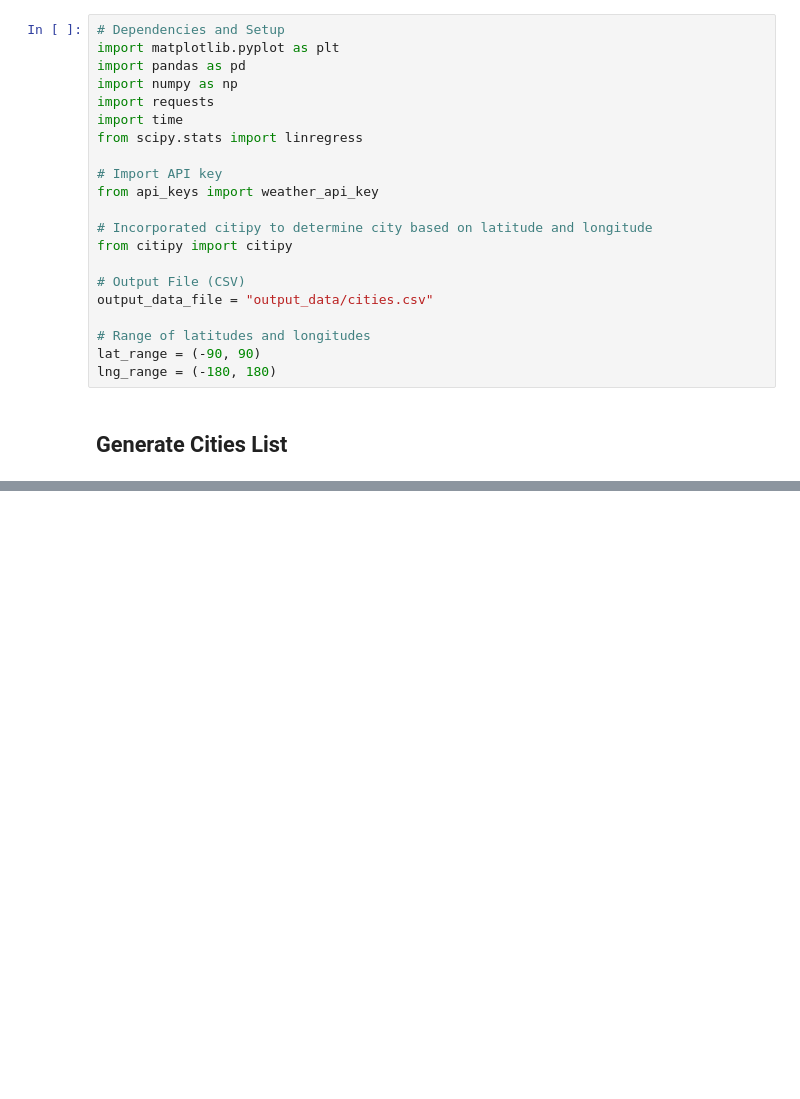
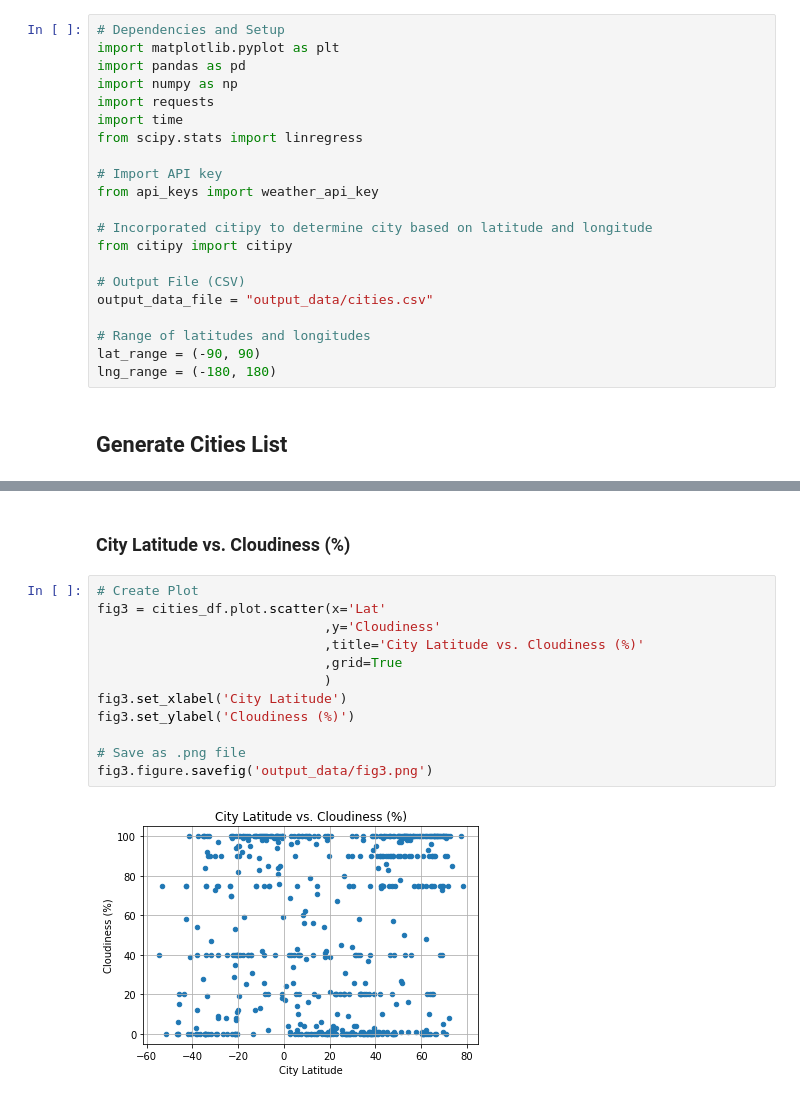
Before and after one commit to cgangi2216/python-api-challenge, a Jupyter notebook: Weather/WeatherPy.ipynb, the cells around one changed output, grey strips where cells are left out. Drawn from its saved outputs; the diff is of its cells as text; blank space fills up the shorter version.

```diff
--- a/Weather/WeatherPy.ipynb
+++ b/Weather/WeatherPy.ipynb
@@ -117,0 +166,16 @@ NameError: name 'file_one_df' is not defined
+# %% [markdown]
+### City Latitude vs. Cloudiness (%)
+# %%
+# Create Plot
+fig3 = cities_df.plot.scatter(x='Lat'
+                             ,y='Cloudiness'
+                             ,title='City Latitude vs. Cloudiness (%)'
+                             ,grid=True
+                             )
+fig3.set_xlabel('City Latitude')
+fig3.set_ylabel('Cloudiness (%)')
+
+# Save as .png file
+fig3.figure.savefig('output_data/fig3.png')
+# %% [output]
+[figure, added]
```
Also changed, not shown: parts of 10 cells of this notebook, 5 other files.
